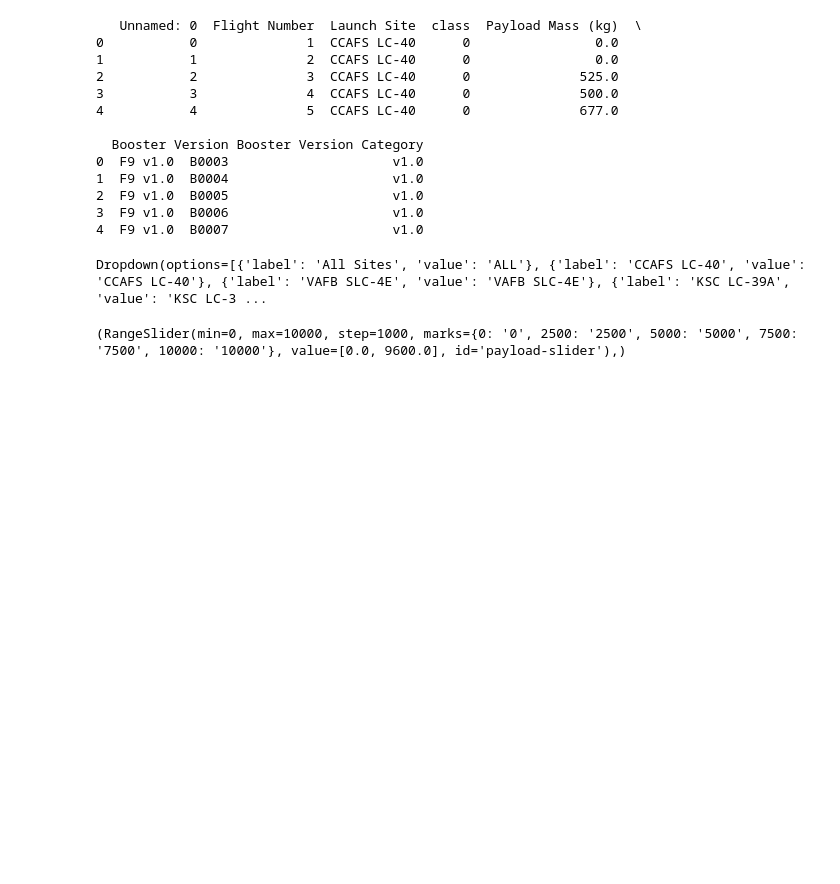
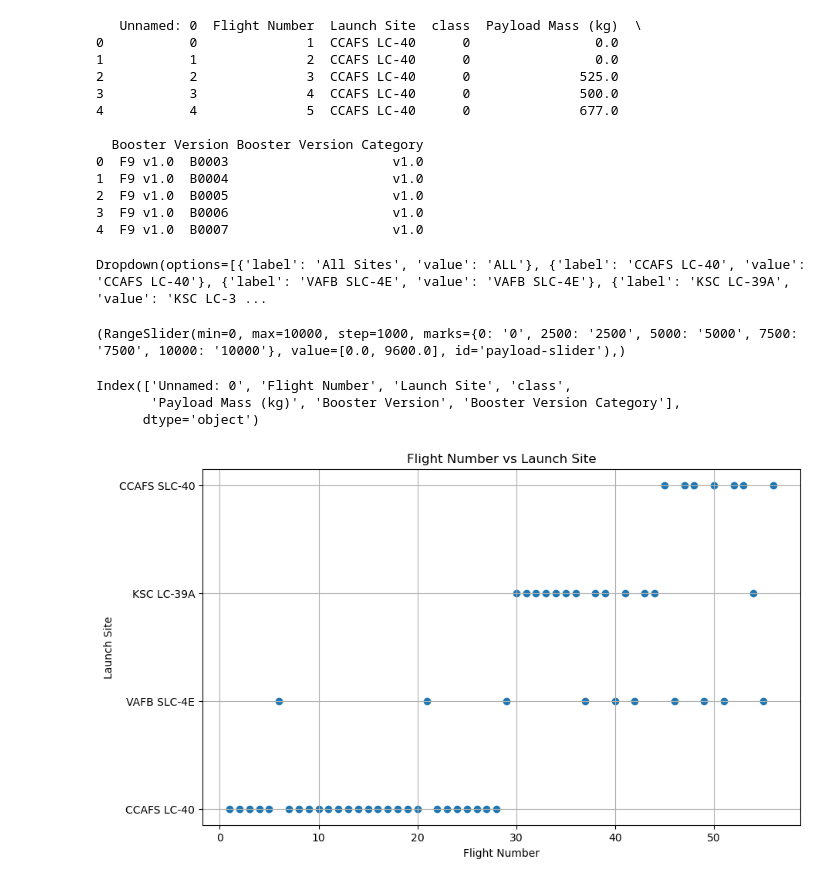
Before and after one commit to Ravipandey16/CapstoneProject-AppliedDataScienceCapstone, a Jupyter notebook: Spacex_Falcon9_Data.ipynb, the cells around one changed output. Cells and saved outputs as stored; diff of their text form; code cells hidden in the pictures; blank space fills up the shorter version.

```diff
--- a/Spacex_Falcon9_Data.ipynb
+++ b/Spacex_Falcon9_Data.ipynb
@@ -122,3 +126,24 @@ def get_scatter_chart(entered_site, payload_range):
             title=f'Correlation between Payload and Success for site {entered_site}'
         )
         return fig
+# %%
+spacex_df.columns
+# %% [output]
+Index(['Unnamed: 0', 'Flight Number', 'Launch Site', 'class',
+       'Payload Mass (kg)', 'Booster Version', 'Booster Version Category'],
+      dtype='object')
+# %%
+import matplotlib.pyplot as plt
+
+# Assuming df is your SpaceX dataframe
+plt.figure(figsize=(10, 6))
+plt.scatter(spacex_df['Flight Number'], spacex_df['Launch Site'])
+
+plt.xlabel('Flight Number')
+plt.ylabel('Launch Site')
+plt.title('Flight Number vs Launch Site')
+
+plt.grid(True)
+plt.show()
+# %% [output]
+[figure, added]
```
Also changed, not shown: parts of 22 cells of this notebook, 5 other files.
